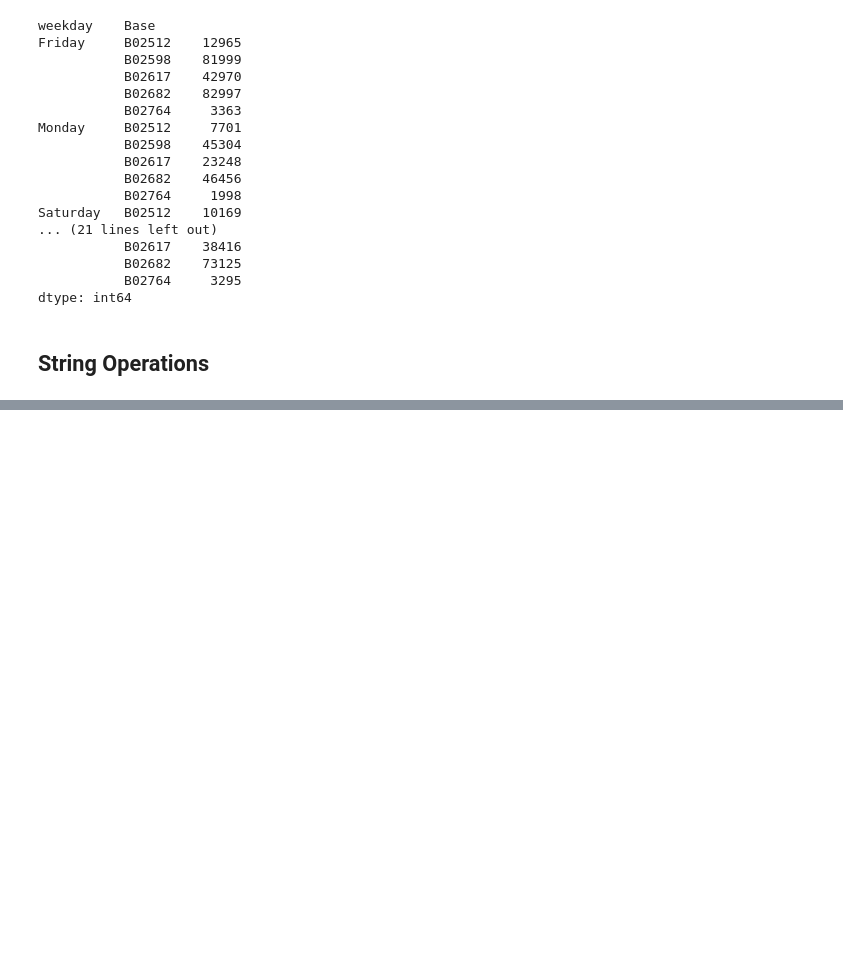
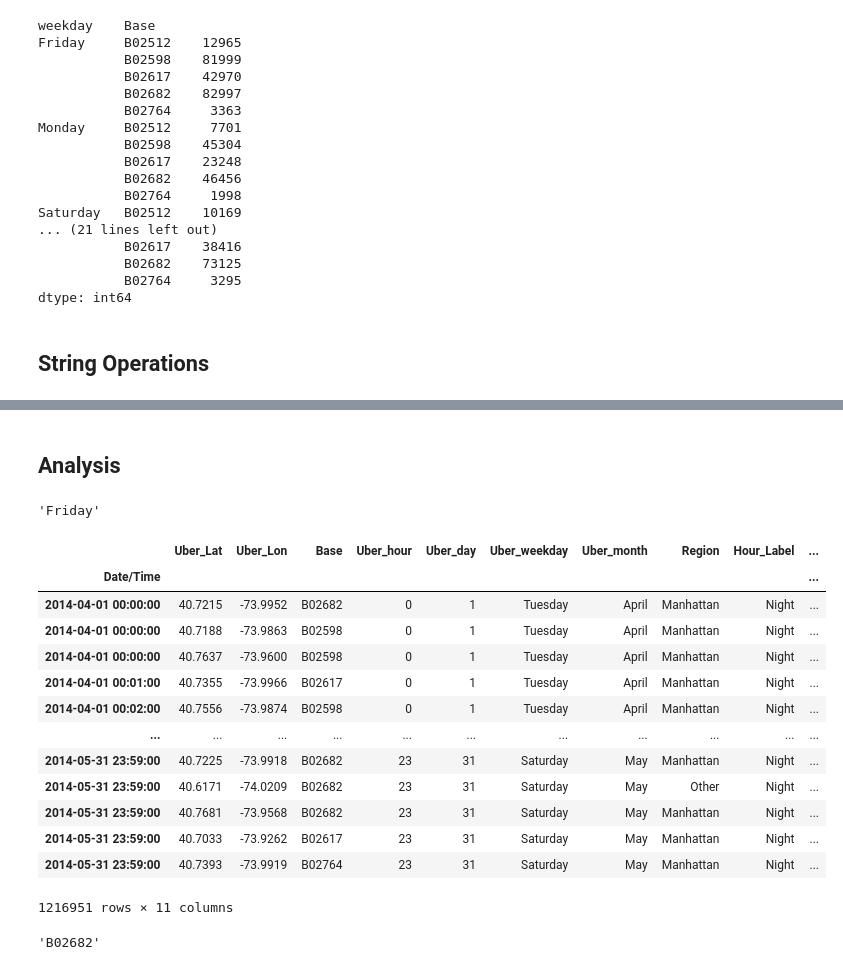
Before and after one commit to Ambily313/Uber-NYC-Trip-Analysis, a Jupyter notebook: ubernyc.ipynb, the cells around one changed output, grey strips where cells are left out. Saved outputs shown, nothing was run; the diff lists cells and outputs as text; code cells hidden in the pictures; blank space fills up the shorter version.

```diff
--- a/ubernyc.ipynb
+++ b/ubernyc.ipynb
@@ -707,0 +683,33 @@ Load the pickle file and verify its contents.
+# %% [markdown]
+## Analysis
+# %%
+# What's the busiest day of the week?
+april_may.index.day_name().value_counts().idxmax()
+# %% [output]
+'Friday'
+# %%
+# What's the least busy hour on average?
+
+april_may.index.day_name().value_counts().idxmin()
+april_may
+# %% [output]
+|  | Uber_Lat | Uber_Lon | Base | Uber_hour | Uber_day | Uber_weekday | Uber_month | Region | Hour_Label | ... |
+| Date/Time |  |  |  |  |  |  |  |  |  | ... |
+| 2014-04-01 00:00:00 | 40.7215 | -73.9952 | B02682 | 0 | 1 | Tuesday | April | Manhattan | Night | ... |
+| 2014-04-01 00:00:00 | 40.7188 | -73.9863 | B02598 | 0 | 1 | Tuesday | April | Manhattan | Night | ... |
+| 2014-04-01 00:00:00 | 40.7637 | -73.9600 | B02598 | 0 | 1 | Tuesday | April | Manhattan | Night | ... |
+| 2014-04-01 00:01:00 | 40.7355 | -73.9966 | B02617 | 0 | 1 | Tuesday | April | Manhattan | Night | ... |
+| 2014-04-01 00:02:00 | 40.7556 | -73.9874 | B02598 | 0 | 1 | Tuesday | April | Manhattan | Night | ... |
+| ... | ... | ... | ... | ... | ... | ... | ... | ... | ... | ... |
+| 2014-05-31 23:59:00 | 40.7225 | -73.9918 | B02682 | 23 | 31 | Saturday | May | Manhattan | Night | ... |
+| 2014-05-31 23:59:00 | 40.6171 | -74.0209 | B02682 | 23 | 31 | Saturday | May | Other | Night | ... |
+| 2014-05-31 23:59:00 | 40.7681 | -73.9568 | B02682 | 23 | 31 | Saturday | May | Manhattan | Night | ... |
+| 2014-05-31 23:59:00 | 40.7033 | -73.9262 | B02617 | 23 | 31 | Saturday | May | Manhattan | Night | ... |
+| 2014-05-31 23:59:00 | 40.7393 | -73.9919 | B02764 | 23 | 31 | Saturday | May | Manhattan | Night | ... |
+1216951 rows × 11 columns
+# %%
+# Which Base is most active on weekends
+
+april_may[april_may['Weekend']].groupby('Base').size().idxmax()
+# %% [output]
+'B02682'
```
Also changed, not shown: parts of 18 cells of this notebook, 3 other files.
